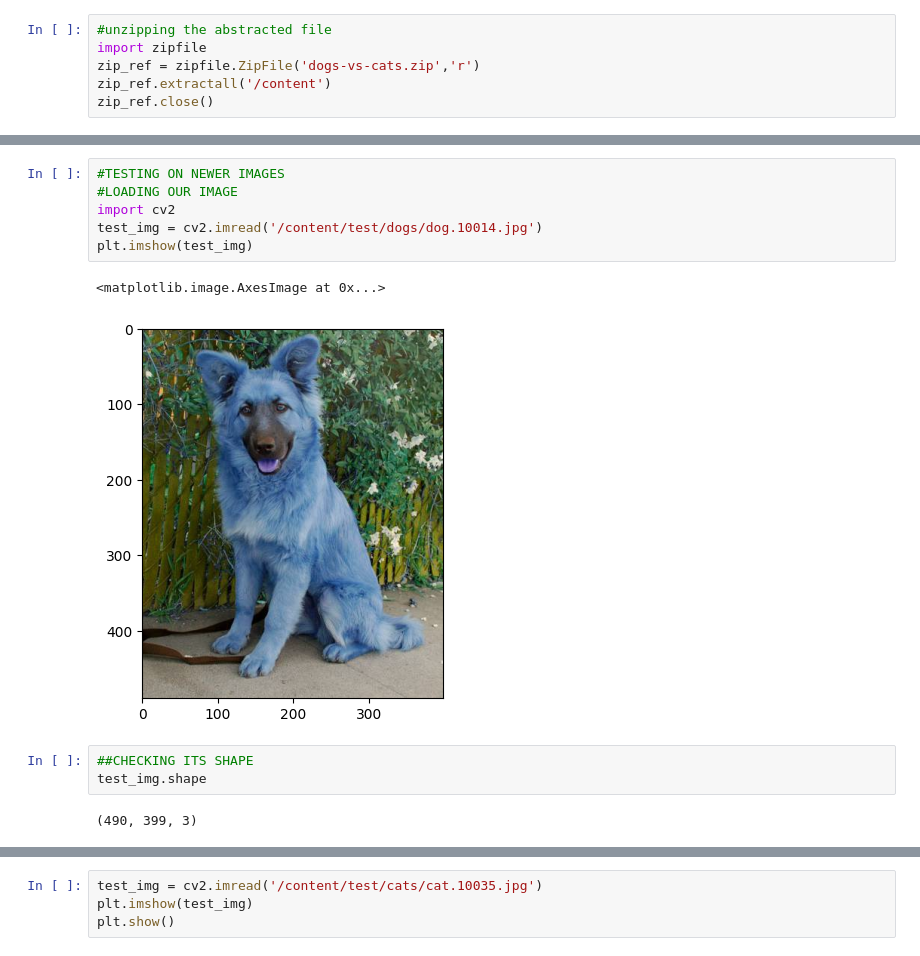
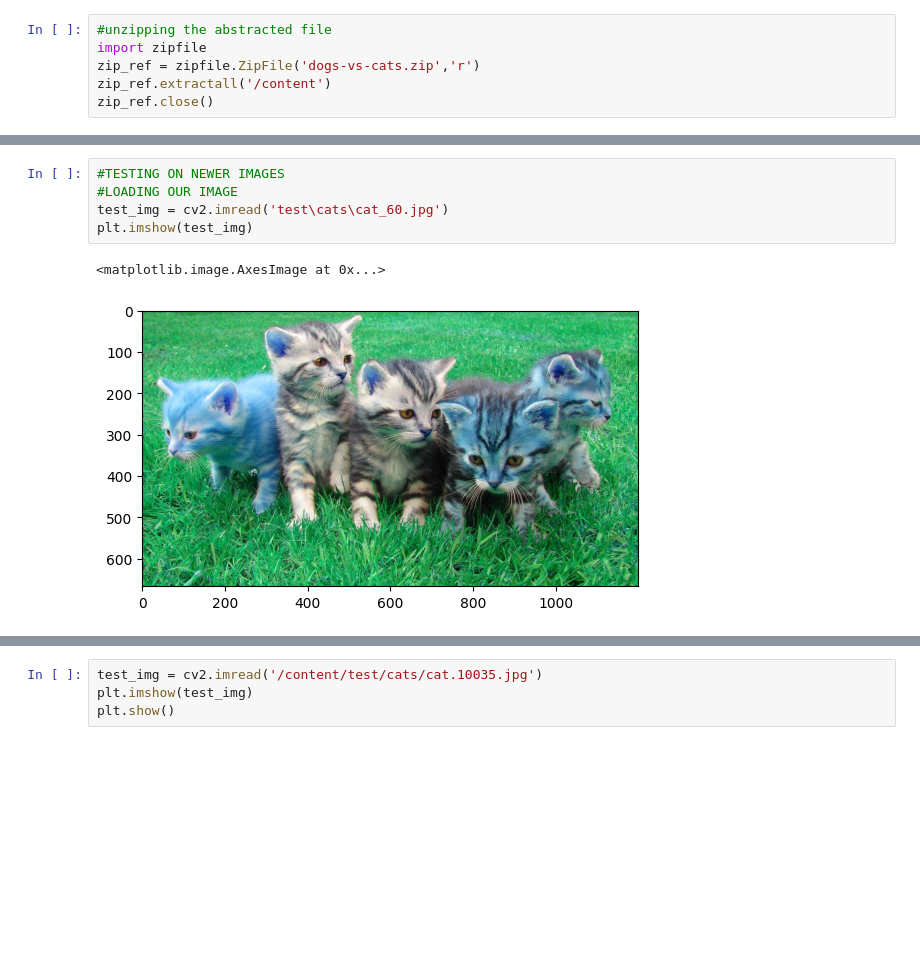
Before and after one commit to jkapoor18/Cat_Dog__classifier, a Jupyter notebook: Cat_Dog_Classifier.ipynb, the cells around one changed output, grey strips where cells are left out. Saved outputs shown, nothing was run; the diff lists cells and outputs as text; blank space fills up the shorter version.

```diff
--- a/Cat_Dog_Classifier.ipynb
+++ b/Cat_Dog_Classifier.ipynb
@@ -179,14 +213,8 @@ plt.show()
 # %%
 #TESTING ON NEWER IMAGES
 #LOADING OUR IMAGE
-import cv2
-test_img = cv2.imread('/content/test/dogs/dog.10014.jpg')
+test_img = cv2.imread('test\cats\cat_60.jpg')
 plt.imshow(test_img)
 # %% [output]
 <matplotlib.image.AxesImage at 0x...>
-[figure, old version]
+[figure, new version]
-# %%
-##CHECKING ITS SHAPE
-test_img.shape
-# %% [output]
-(490, 399, 3)
```
Also changed, not shown: parts of 11 cells of this notebook, 2 other files.
